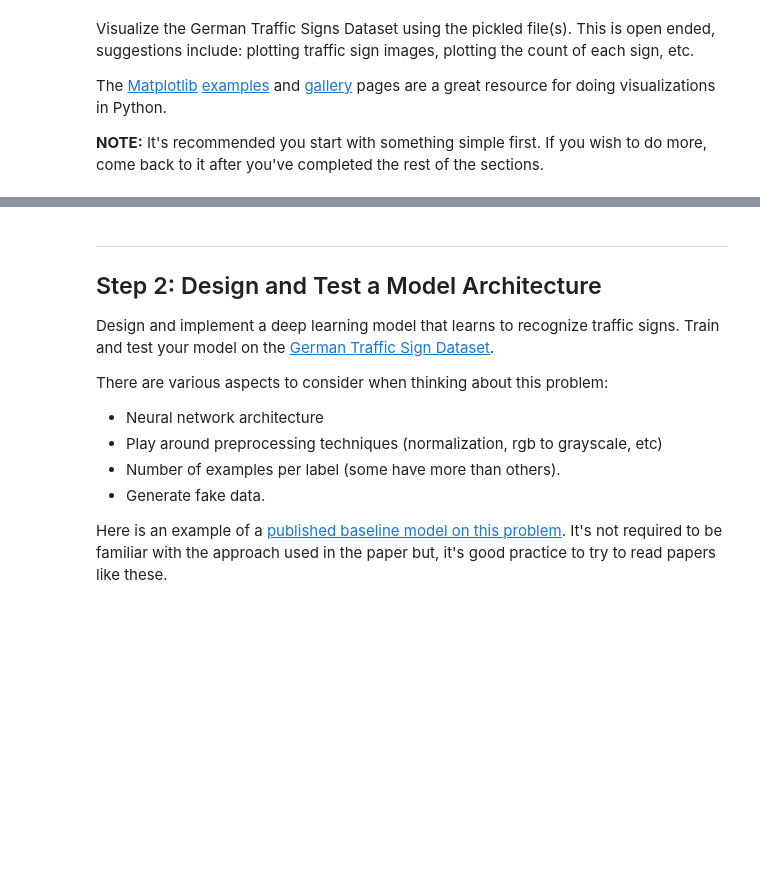
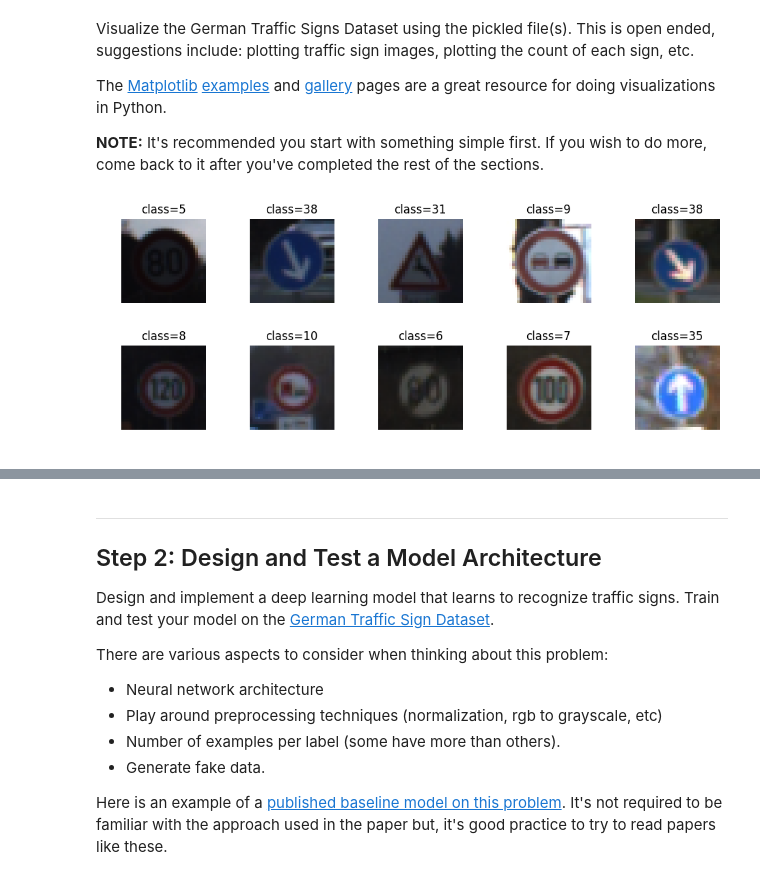
Before and after one commit to DukeXar/CarND-Traffic-Sign-Classifier-Project-pub, a Jupyter notebook: Traffic_Sign_Classifier.ipynb, the cells around one changed output, grey strips where cells are left out. Cells and saved outputs as stored; diff of their text form; code cells hidden in the pictures; blank space fills up the shorter version.

```diff
--- a/Traffic_Sign_Classifier.ipynb
+++ b/Traffic_Sign_Classifier.ipynb
@@ -101,36 +106,40 @@ def display_random_images(x, y, x_cnt=5, y_cnt=2):
             ax.imshow(img.reshape(img.shape[0:2]), cmap=matplotlib.cm.gray)
         else:
             ax.imshow(x[idx])
         ax.set_title("class={}".format(y[idx]))
         ax.axis('off')
 
     plt.show()
 
 
-def display_images(images, y_cnt, x_cnt):
+def display_images(images, y_cnt, x_cnt, figsize=(2, 2), hspace=0.5, wspace=0.05):
     plt.rcdefaults()
 
-    fig, axes = plt.subplots(y_cnt, x_cnt, figsize=(2, 2))
-    fig.subplots_adjust(hspace=0.5, wspace=0.05)
+    fig, axes = plt.subplots(y_cnt, x_cnt, figsize=figsize)
+    fig.subplots_adjust(hspace=hspace, wspace=wspace)
     idx = 0
     if (x_cnt, y_cnt) == (1, 1):
         axes = [axes]
     else:
         axes = axes.flat
     for ax in axes:
+        if idx >= len(images):
+            break
         image = images[idx]
         if len(image.shape) < 3 or image.shape[2] == 1:
             img = image.copy()
             ax.imshow(img.reshape(img.shape[0:2]), cmap=matplotlib.cm.gray)
         else:
             ax.imshow(image)
         idx += 1
         #ax.set_title("class={}".format(y[idx]))
         ax.axis('off')
 
     plt.show()
 
 display_random_images(X_train, y_train)
+# %% [output]
+[figure, added]
 # %%
 def count_by_class(y_train):
     result = {}
```
Also changed, not shown: parts of 12 cells of this notebook.
